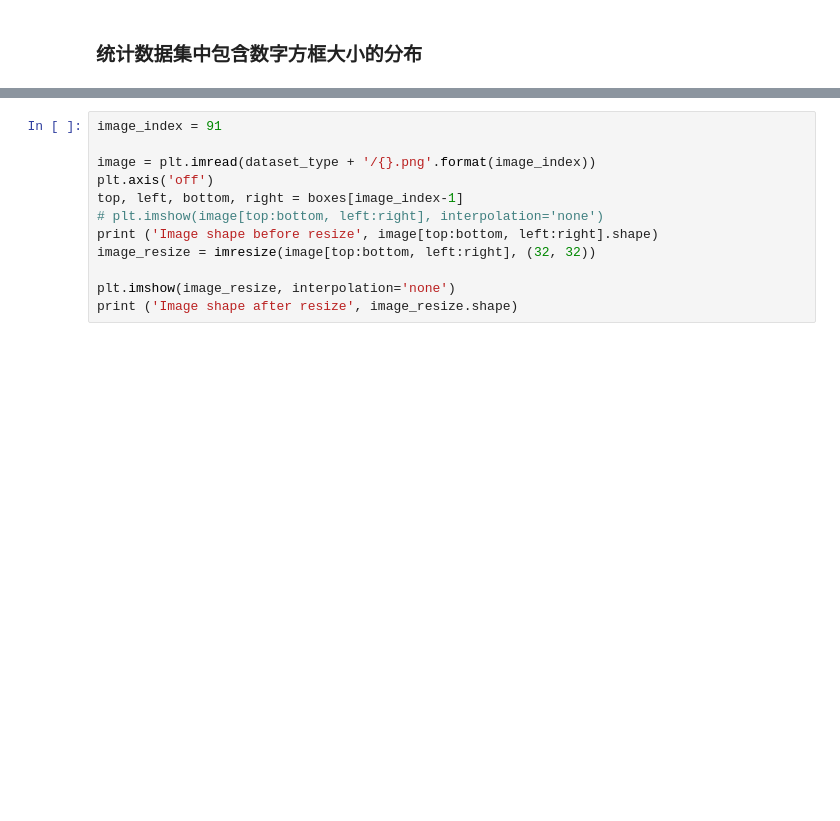
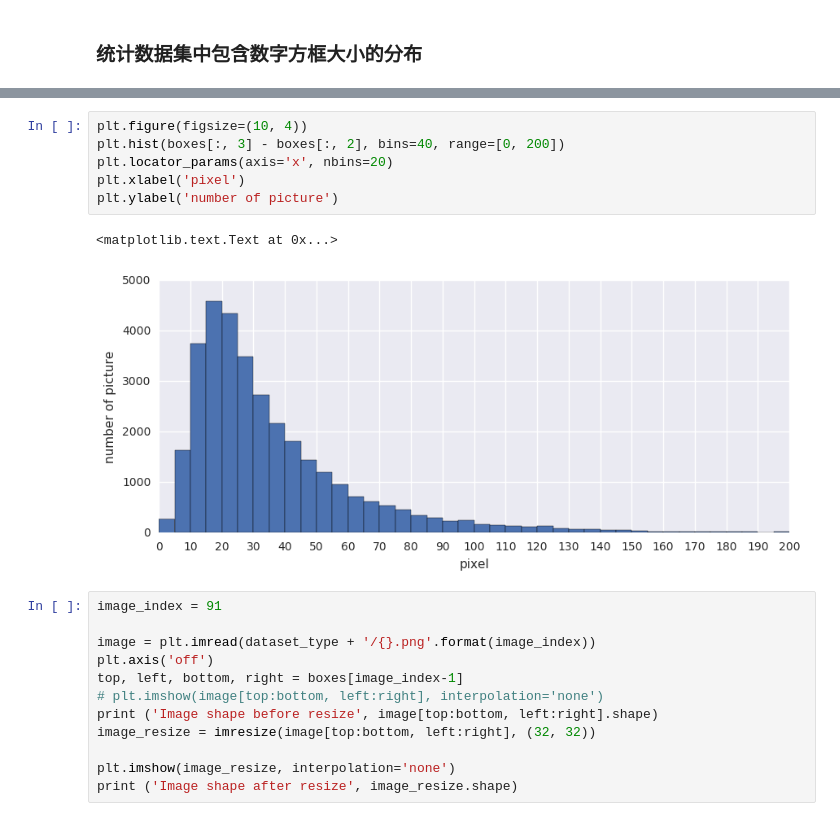
Before and after one commit to mee1o/dr, a Jupyter notebook: capstone_multi1_preprocessing.ipynb, the cells around one changed output, grey strips where cells are left out. Cells and saved outputs as stored; diff of their text form; blank space fills up the shorter version.

```diff
--- a/capstone_multi1_preprocessing.ipynb
+++ b/capstone_multi1_preprocessing.ipynb
@@ -135,3 +148,12 @@ array([[  7,  43,  37,  62],
+# %%
+plt.figure(figsize=(10, 4))
+plt.hist(boxes[:, 3] - boxes[:, 2], bins=40, range=[0, 200])
+plt.locator_params(axis='x', nbins=20)
+plt.xlabel('pixel')
+plt.ylabel('number of picture')
+# %% [output]
+<matplotlib.text.Text at 0x...>
+[figure, added]
 # %%
 image_index = 91
 
```
Also changed, not shown: parts of 9 cells of this notebook, 2 other files.
